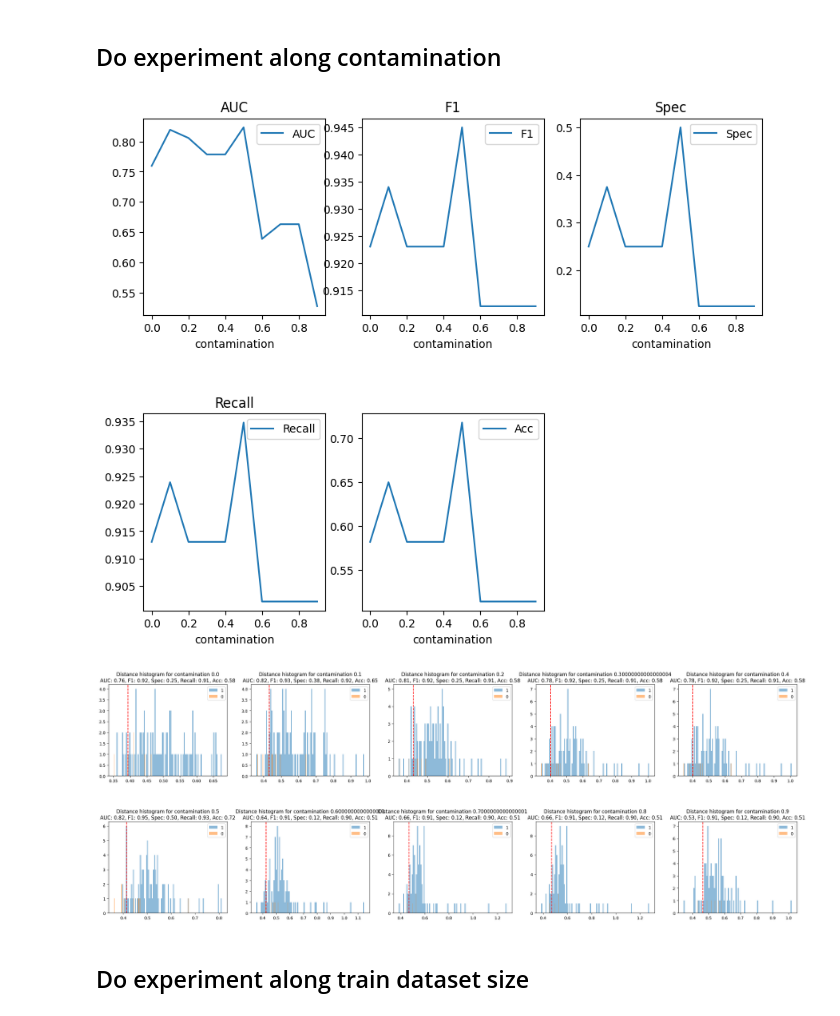
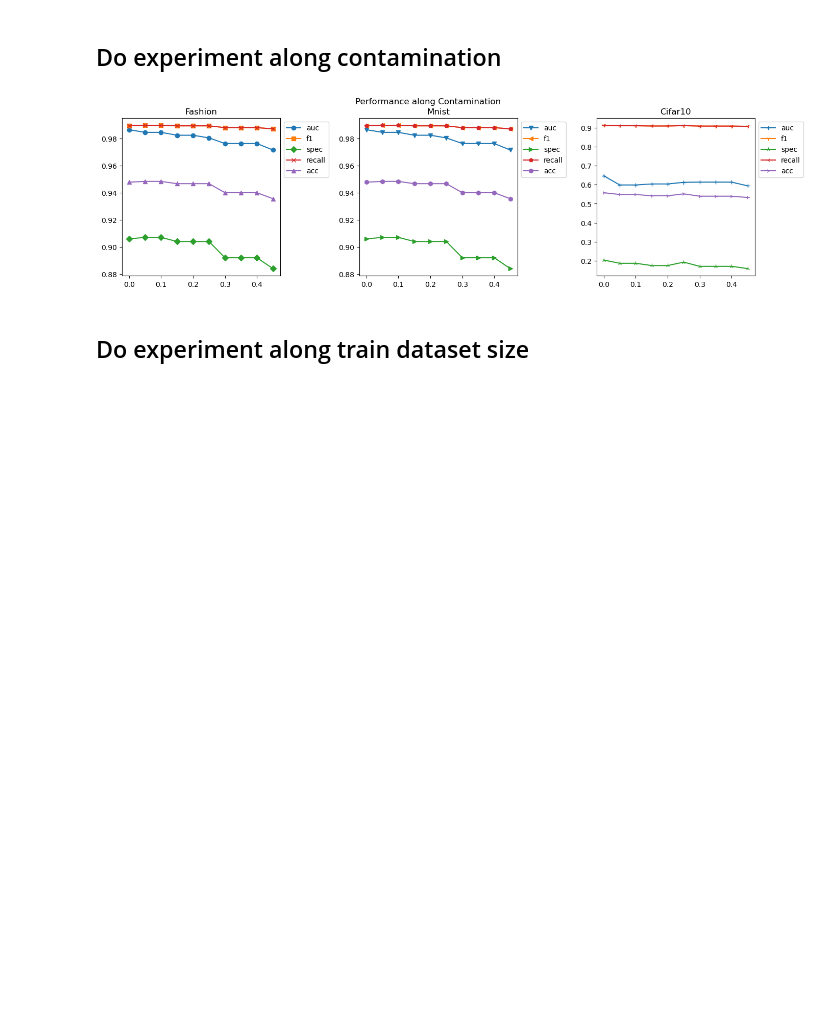
Before and after one commit to SoulMind01/FewShot-demo, a Jupyter notebook: experiment.ipynb, the cells around one changed output. Cells and saved outputs as stored; diff of their text form; code cells hidden in the pictures; blank space fills up the shorter version.

Commit message:
modify experiment

```diff
--- a/experiment.ipynb
+++ b/experiment.ipynb
@@ -167,29 +222,33 @@ for dataset in results_alpha.keys():
 # %%
 contamination_range = np.arange(0, 0.5, 0.05)
 results_contamination = init_result_dicts()
-for contamination in contamination_range:
-    for dataset in results_contamination.keys():
-        args = init_args()
-        args.contamination = contamination
-        args.dataset = dataset
-        args.normal_class = normal_classes[dataset]
-        df, auc, f1, spec, recall, acc = train(args)
-        results_contamination[dataset]['df'].append(df)
-        results_contamination[dataset]['auc'].append(auc)
-        results_contamination[dataset]['f1'].append(f1)
-        results_contamination[dataset]['spec'].append(spec)
-        results_contamination[dataset]['recall'].append(recall)
-        results_contamination[dataset]['acc'].append(acc)
+experiment_name = 'contamination_experiment'
+if os.path.exists(experiment_name):
+    results_contamination = load_results(experiment_name)
+else:
+    for contamination in contamination_range:
+        for dataset in results_contamination.keys():
+            args = init_args()
+            args.contamination = contamination
+            args.dataset = dataset
+            df, auc, f1, spec, recall, acc = train(args)
+            results_contamination[dataset]['df'].append(df)
+            results_contamination[dataset]['auc'].append(auc)
+            results_contamination[dataset]['f1'].append(f1)
+            results_contamination[dataset]['spec'].append(spec)
+            results_contamination[dataset]['recall'].append(recall)
+            results_contamination[dataset]['acc'].append(acc)
 # %%
-if not os.path.exists('contamination_experiment'):
-    os.mkdir('contamination_experiment')
-for dataset in results_contamination.keys():
-    analyze_result(results_contamination[dataset], f'contamination in {dataset}', x_axis=contamination_range)
-    plt.savefig(f'contamination_experiment/{dataset}.png')
-    # plot_hist(results_contamination[dataset])
+experiment_name = 'contamination_experiment'
+if not os.path.exists(experiment_name):
+    os.mkdir(experiment_name)
+analyze_results(results_contamination, contamination_range, "Contamination")
+plt.savefig(f"{experiment_name}/contamination_experiment.png")
+save_results(results_contamination, experiment_name)
+if is_colab():
+    !cp -r contamination_experiment $google_drive_path
 # %% [output]
-[figure, old version]
+[figure, new version]
-[figure, removed]
 # %% [markdown]
 ## Do experiment along train dataset size
 # %%
```
Also changed, not shown: parts of 30 cells of this notebook, 4 other files.
